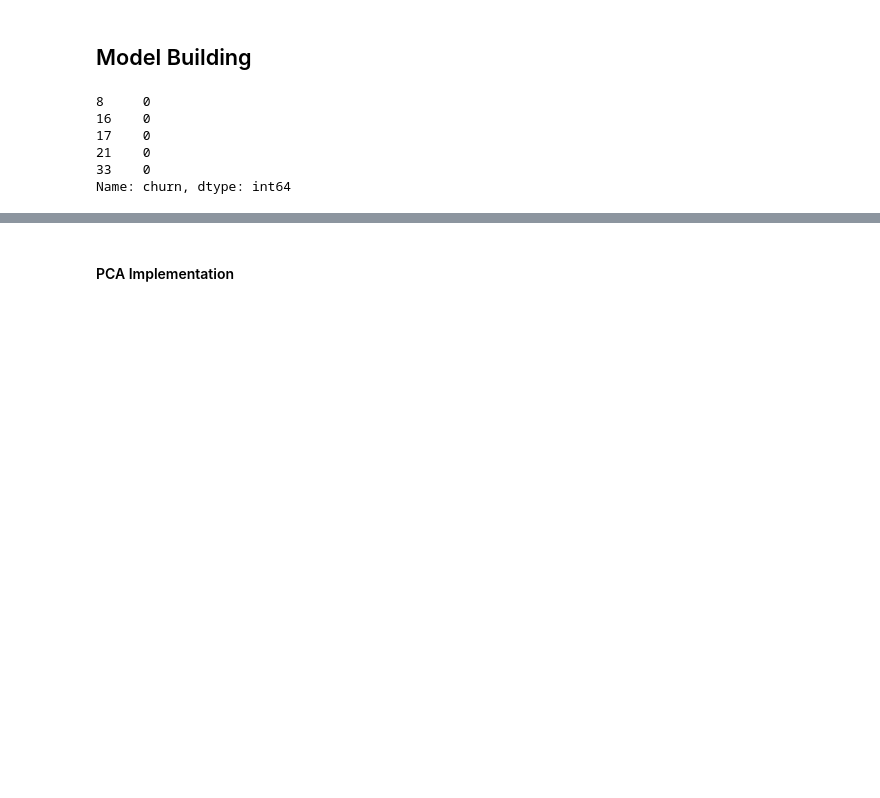
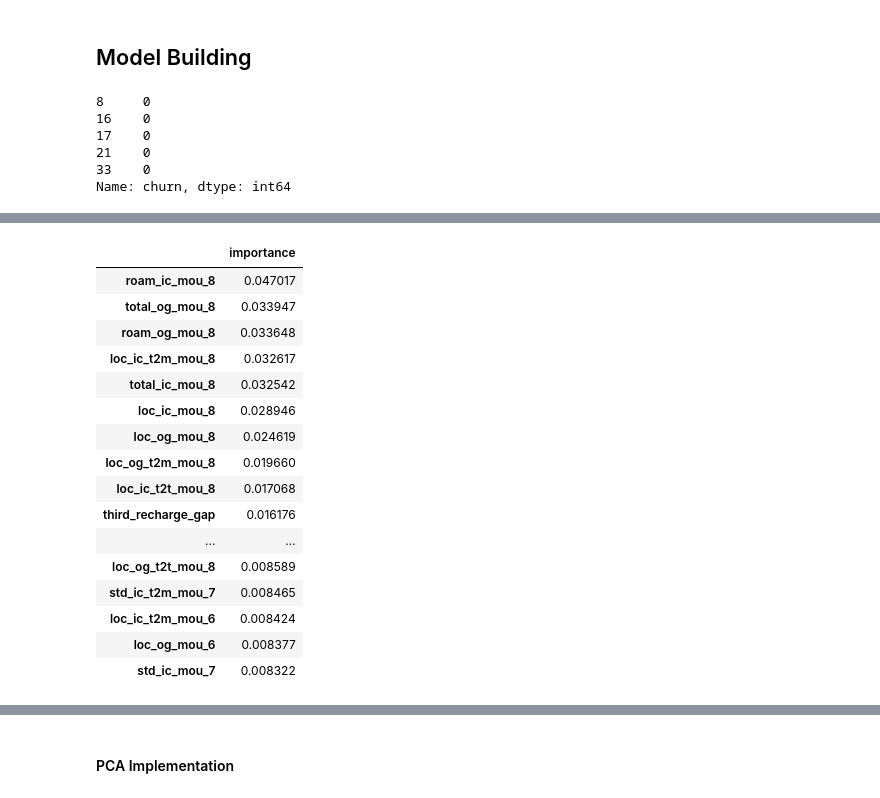
Before and after one commit to ykmanoj/Machine-Learning-Case-Study, a Jupyter notebook: Telcome_Churn/telcom-churn.ipynb, the cells around one changed output, grey strips where cells are left out. Drawn from its saved outputs; the diff is of its cells as text; code cells hidden in the pictures; blank space fills up the shorter version.

```diff
--- a/Telcome_Churn/telcom-churn.ipynb
+++ b/Telcome_Churn/telcom-churn.ipynb
@@ -7,7 +30,7 @@ import seaborn as sns
 # Importing all datasets
 import os
 print(os.getcwd())
-churn_data = pd.read_csv("data/telecom_churn_data.csv")
+churn_data = pd.read_csv("/Users/manoj/work/iiit-upgrad/Machine-Learning-Case-Study/Telcome_Churn/data/telecom_churn_data.csv")
 churn_data.head()
 # %% [output]
 /Users/manoj/work/iiit-upgrad/Machine-Learning-Case-Study/Telcome_Churn
@@ -256,7 +279,7 @@ Index(['arpu_9', 'onnet_mou_9', 'offnet_mou_9', 'roam_ic_mou_9',
       dtype='object')
 # %%
 #total_ic_mou_9,total_og_mou_9,vol_2g_mb_9,vol_3g_mb_9
-churn_decision_making_attributes= ['total_ic_mou_9','total_og_mou_9','vol_2g_mb_9','vol_3g_mb_9']
+churn_phase_decision_making_attributes= ['total_ic_mou_9','total_og_mou_9','vol_2g_mb_9','vol_3g_mb_9']
 high_usage_customer['churn']=high_usage_customer[churn_phase_decision_making_attributes].sum(axis=1)
 high_usage_customer['churn'] = high_usage_customer['churn'] > 0
 high_usage_customer['churn'] = high_usage_customer['churn'].map({True:0,False:1})
@@ -319,0 +361,8 @@ X_test_scaled = scaler.transform(X_test)
+# %%
+# Instantiate model with 1000 decision trees
+rf = RandomForestClassifier(n_estimators = 100,random_state=0)
+# Train the model on training data
+rf.fit(X_train_scaled, y_train);
+train_pred = rf.predict(X_train_scaled)
+predictions = rf.predict(X_test_scaled)
+modelEvaluationMatrix(y_train,y_test,train_pred,predictions)
@@ -319,0 +382,22 @@ X_test_scaled = scaler.transform(X_test)
+# %%
+### Important Features
+feature_importances = pd.DataFrame(rf.feature_importances_,index = X_train.columns,columns=['importance']).sort_values('importance',ascending=False)
+feature_importances[0:50]
+# %% [output]
+|  | importance |
+| roam_ic_mou_8 | 0.047017 |
+| total_og_mou_8 | 0.033947 |
+| roam_og_mou_8 | 0.033648 |
+| loc_ic_t2m_mou_8 | 0.032617 |
+| total_ic_mou_8 | 0.032542 |
+| loc_ic_mou_8 | 0.028946 |
+| loc_og_mou_8 | 0.024619 |
+| loc_og_t2m_mou_8 | 0.019660 |
+| loc_ic_t2t_mou_8 | 0.017068 |
+| third_recharge_gap | 0.016176 |
+| ... | ... |
+| loc_og_t2t_mou_8 | 0.008589 |
+| std_ic_t2m_mou_7 | 0.008465 |
+| loc_ic_t2m_mou_6 | 0.008424 |
+| loc_og_mou_6 | 0.008377 |
+| std_ic_mou_7 | 0.008322 |
```
Also changed, not shown: parts of 20 cells of this notebook.
